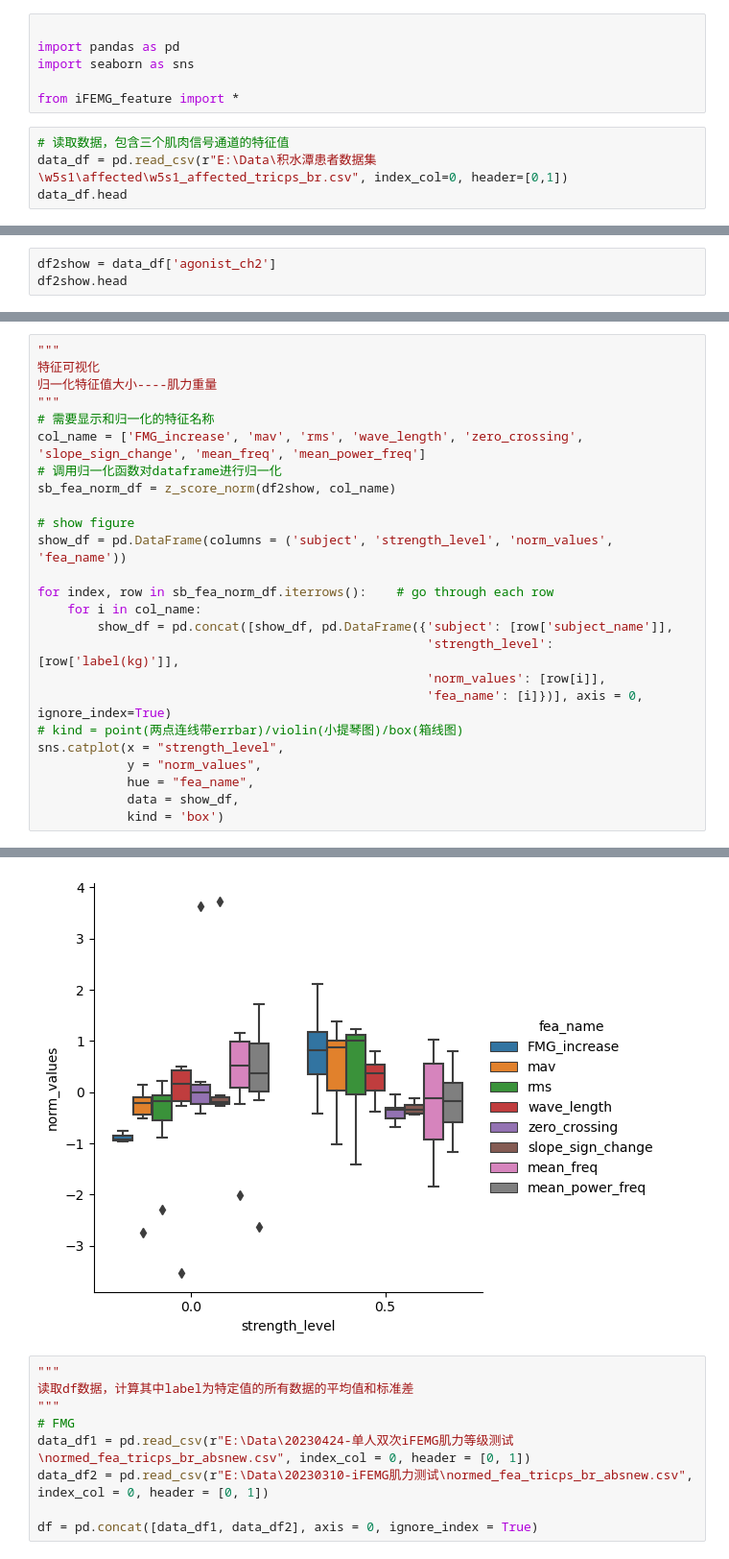
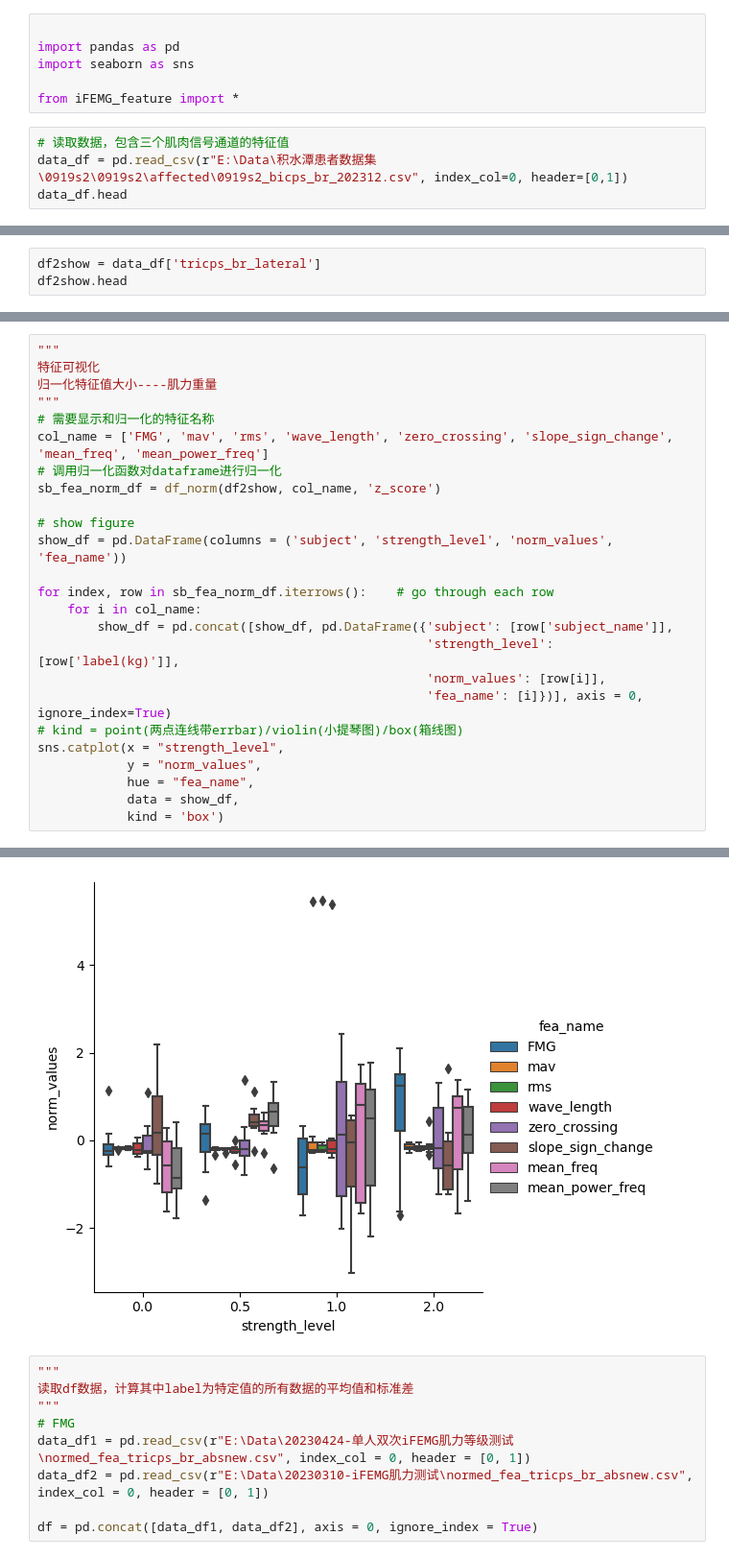
Before and after one commit to WynminMark/FMG-sEMG-processing, a Jupyter notebook: feature_visualization.ipynb, the cells around one changed output, grey strips where cells are left out. Shown at 96% size. Cells and saved outputs as stored; diff of their text form.

```diff
--- a/feature_visualization.ipynb
+++ b/feature_visualization.ipynb
@@ -6,6 +6,6 @@ import seaborn as sns
 from iFEMG_feature import *
 # %%
 # 读取数据，包含三个肌肉信号通道的特征值
-data_df = pd.read_csv(r"E:\Data\积水潭患者数据集\w5s1\affected\w5s1_affected_tricps_br.csv", index_col=0, header=[0,1])
+data_df = pd.read_csv(r"E:\Data\积水潭患者数据集\0919s2\0919s2\affected\0919s2_bicps_br_202312.csv", index_col=0, header=[0,1])
 data_df.head
 # %% [output]
@@ -29,4 +29,4 @@ data_df.head
 # %%
-df2show = data_df['agonist_ch2']
+df2show = data_df['tricps_br_lateral']
 df2show.head
 # %% [output]
@@ -50,31 +50,31 @@ df2show.head
 # %%
 """
 特征可视化
 归一化特征值大小----肌力重量
 """
 # 需要显示和归一化的特征名称
-col_name = ['FMG_increase', 'mav', 'rms', 'wave_length', 'zero_crossing', 'slope_sign_change', 'mean_freq', 'mean_power_freq']
+col_name = ['FMG', 'mav', 'rms', 'wave_length', 'zero_crossing', 'slope_sign_change', 'mean_freq', 'mean_power_freq']
 # 调用归一化函数对dataframe进行归一化
-sb_fea_norm_df = z_score_norm(df2show, col_name)
+sb_fea_norm_df = df_norm(df2show, col_name, 'z_score')
 
 # show figure
 show_df = pd.DataFrame(columns = ('subject', 'strength_level', 'norm_values', 'fea_name'))
 
 for index, row in sb_fea_norm_df.iterrows():    # go through each row
     for i in col_name:
         show_df = pd.concat([show_df, pd.DataFrame({'subject': [row['subject_name']],
                                                     'strength_level': [row['label(kg)']],
                                                     'norm_values': [row[i]],
                                                     'fea_name': [i]})], axis = 0, ignore_index=True)
 # kind = point(两点连线带errbar)/violin(小提琴图)/box(箱线图)
 sns.catplot(x = "strength_level",
             y = "norm_values",
             hue = "fea_name",
             data = show_df,
             kind = 'box')
 # %% [output]
 <seaborn.axisgrid.FacetGrid at 0x...>
-[figure, old version]
+[figure, new version]
 # %%
 """
 读取df数据，计算其中label为特定值的所有数据的平均值和标准差
```
Also changed, not shown: parts of 2 cells of this notebook, 9 other files.
